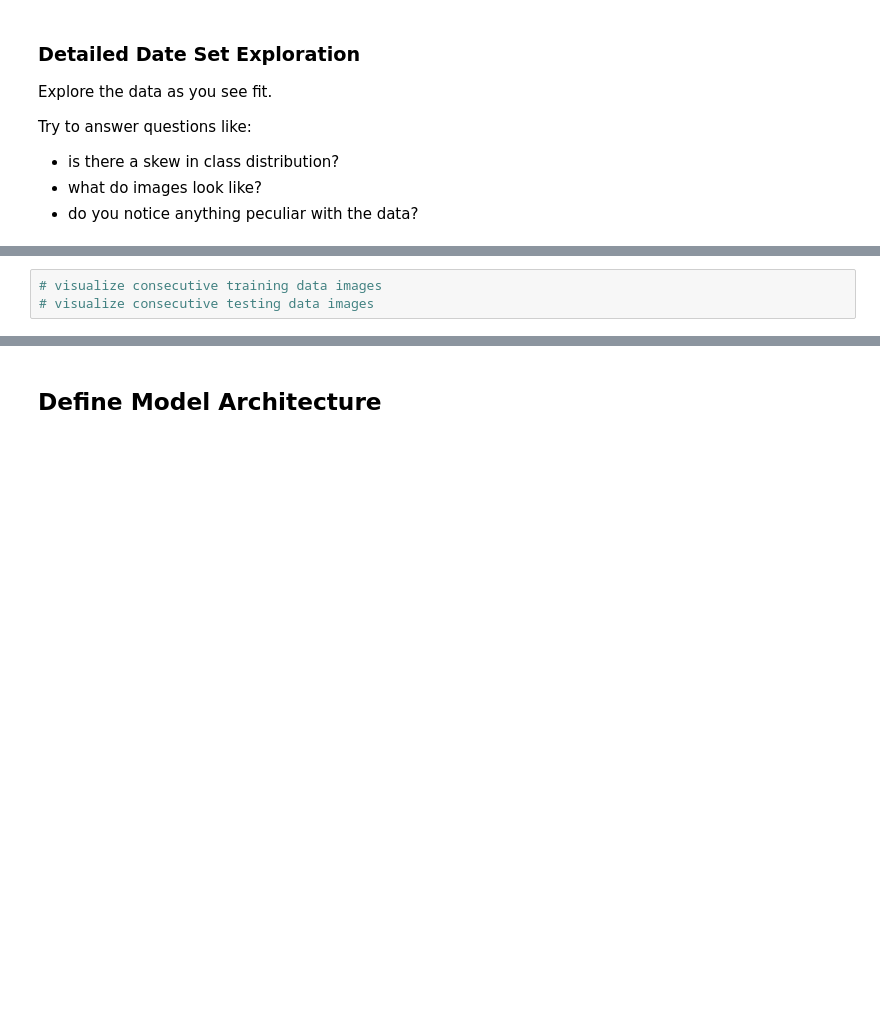
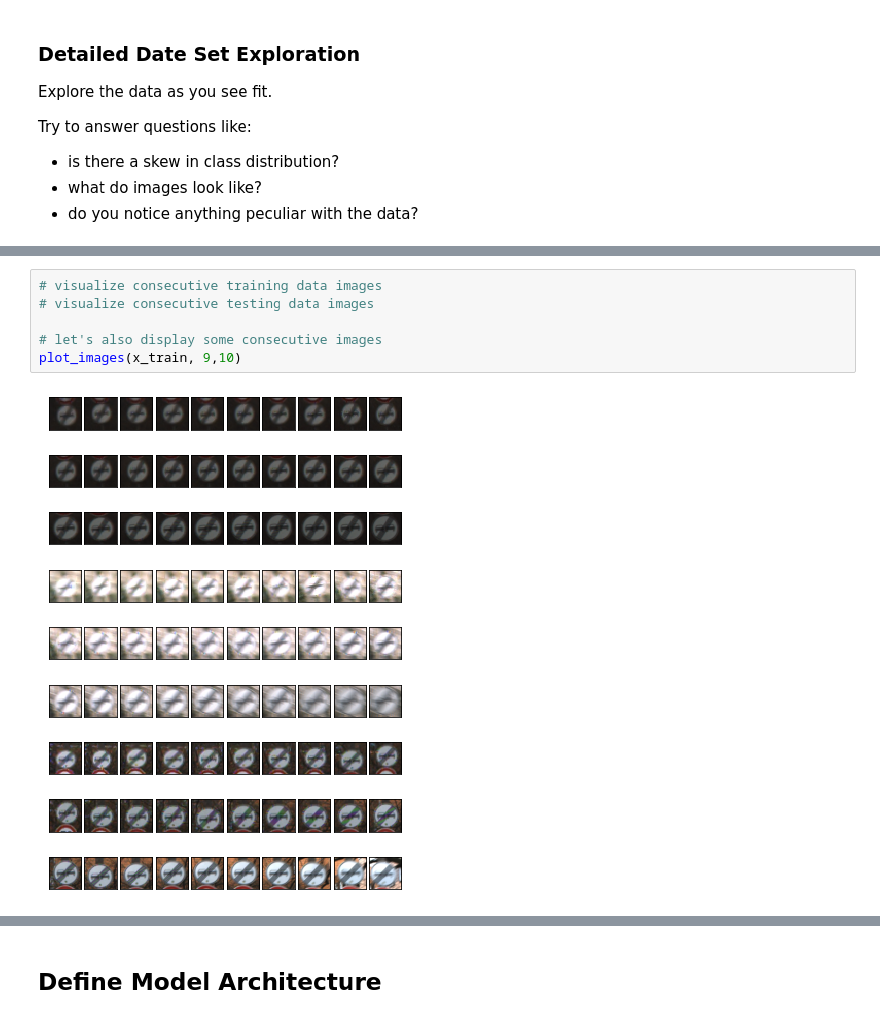
Before and after one commit to mihailrc/mlTutorials, a Jupyter notebook: notebooks/deepLearning/TrafficSignsClassification.ipynb, the cells around one changed output, grey strips where cells are left out. Drawn from its saved outputs; the diff is of its cells as text; blank space fills up the shorter version.

```diff
--- a/notebooks/deepLearning/TrafficSignsClassification.ipynb
+++ b/notebooks/deepLearning/TrafficSignsClassification.ipynb
@@ -79,3 +112,8 @@ plt.rcParams['figure.figsize'] = (7,7)
 # %%
 # visualize consecutive training data images
 # visualize consecutive testing data images
+
+# let's also display some consecutive images
+plot_images(x_train, 9,10)
+# %% [output]
+[figure, added]
```
Also changed, not shown: parts of 9 cells of this notebook.
